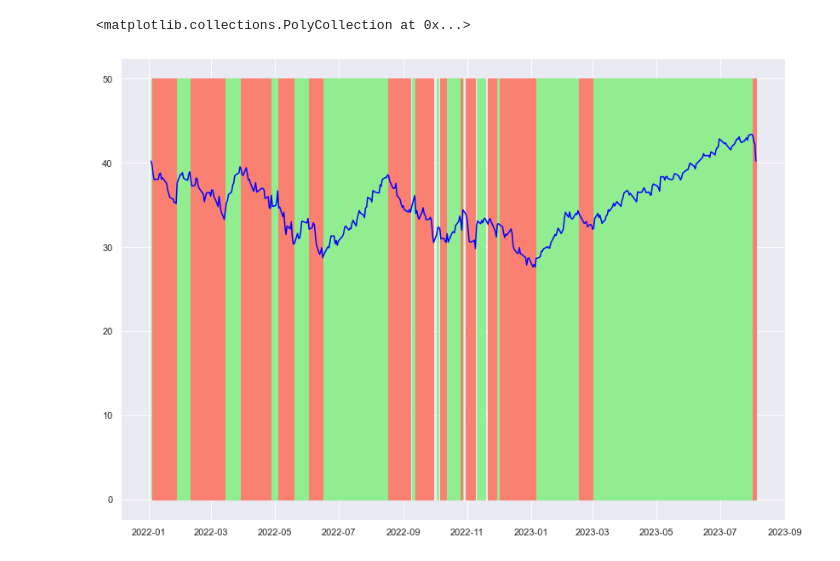
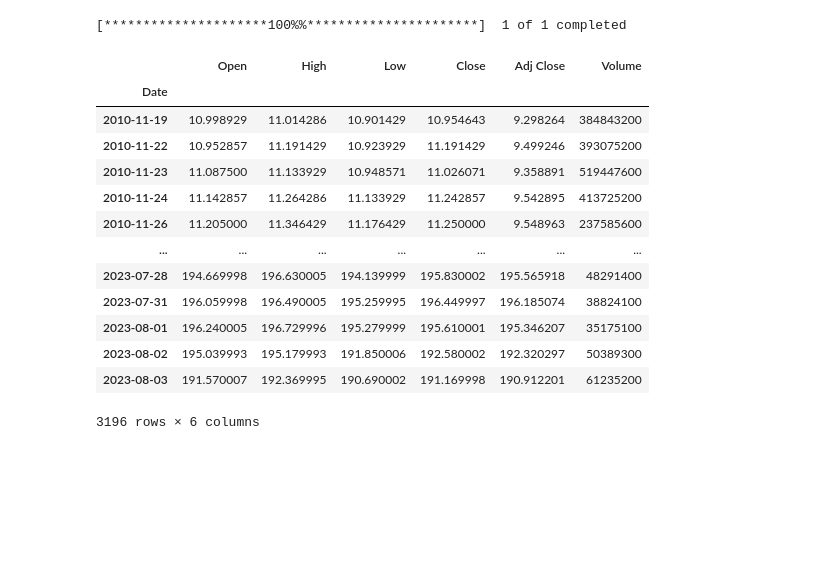
Before and after one commit to erfantbtb/algotrade-riskmanagement, a Jupyter notebook: test.ipynb, the cells around one changed output. Saved outputs shown, nothing was run; the diff lists cells and outputs as text; code cells hidden in the pictures; blank space fills up the shorter version.

Commit message:
Add Regime based portfolio optimizer

```diff
--- a/test.ipynb
+++ b/test.ipynb
@@ -83,9 +85,5 @@ np.array(final_results).shape
 # %%
 data = (returns + 1).cumprod()
-data = data["AAPL"]
 rg = RegimeDetection(data)
-betas = rg.trend_filtering(returns*100, lambda_value=5)
-tr = rg.regime_switch_series(betas)["AAPL"]
-apple = pd.concat([data, tr], axis=1)
-apple.columns = ["Price", "Trend"]
-apple
+betas = rg.trend_filtering(returns*100, lambda_value=12)
+tr = rg.regime_switch_series(betas)
@@ -107,13 +90,20 @@ apple
-# %%
-# Plot the stock price app
-app = apple.loc[apple.index > "2022"]
-plt.figure(figsize=(14, 10))
-plt.plot(app.index, app['Price'], label='Stock Price', color='blue')
-
-plt.fill_between(app["Price"].index, y1=0, y2=50,
-                             where=app["Trend"] > 0, color="lightgreen", label="bullish")
-plt.fill_between(app["Price"].index, y1=0, y2=50,
-                    where=app["Trend"] < 0, color="salmon", label="bearish")
-# %% [output]
-<matplotlib.collections.PolyCollection at 0x...>
-[figure, removed]
+# %%
+symbol = "AAPL"
+data_n = yf.download(symbol, start=data.index[0], end=data.index[-1])
+data_n
+# %% [output]
+[*********************100%%**********************]  1 of 1 completed
+|  | Open | High | Low | Close | Adj Close | Volume |
+| Date |  |  |  |  |  |  |
+| 2010-11-19 | 10.998929 | 11.014286 | 10.901429 | 10.954643 | 9.298264 | 384843200 |
+| 2010-11-22 | 10.952857 | 11.191429 | 10.923929 | 11.191429 | 9.499246 | 393075200 |
+| 2010-11-23 | 11.087500 | 11.133929 | 10.948571 | 11.026071 | 9.358891 | 519447600 |
+| 2010-11-24 | 11.142857 | 11.264286 | 11.133929 | 11.242857 | 9.542895 | 413725200 |
+| 2010-11-26 | 11.205000 | 11.346429 | 11.176429 | 11.250000 | 9.548963 | 237585600 |
+| ... | ... | ... | ... | ... | ... | ... |
+| 2023-07-28 | 194.669998 | 196.630005 | 194.139999 | 195.830002 | 195.565918 | 48291400 |
+| 2023-07-31 | 196.059998 | 196.490005 | 195.259995 | 196.449997 | 196.185074 | 38824100 |
+| 2023-08-01 | 196.240005 | 196.729996 | 195.279999 | 195.610001 | 195.346207 | 35175100 |
+| 2023-08-02 | 195.039993 | 195.179993 | 191.850006 | 192.580002 | 192.320297 | 50389300 |
+| 2023-08-03 | 191.570007 | 192.369995 | 190.690002 | 191.169998 | 190.912201 | 61235200 |
+3196 rows × 6 columns
```
Also changed, not shown: parts of 5 cells of this notebook, 3 other files.
